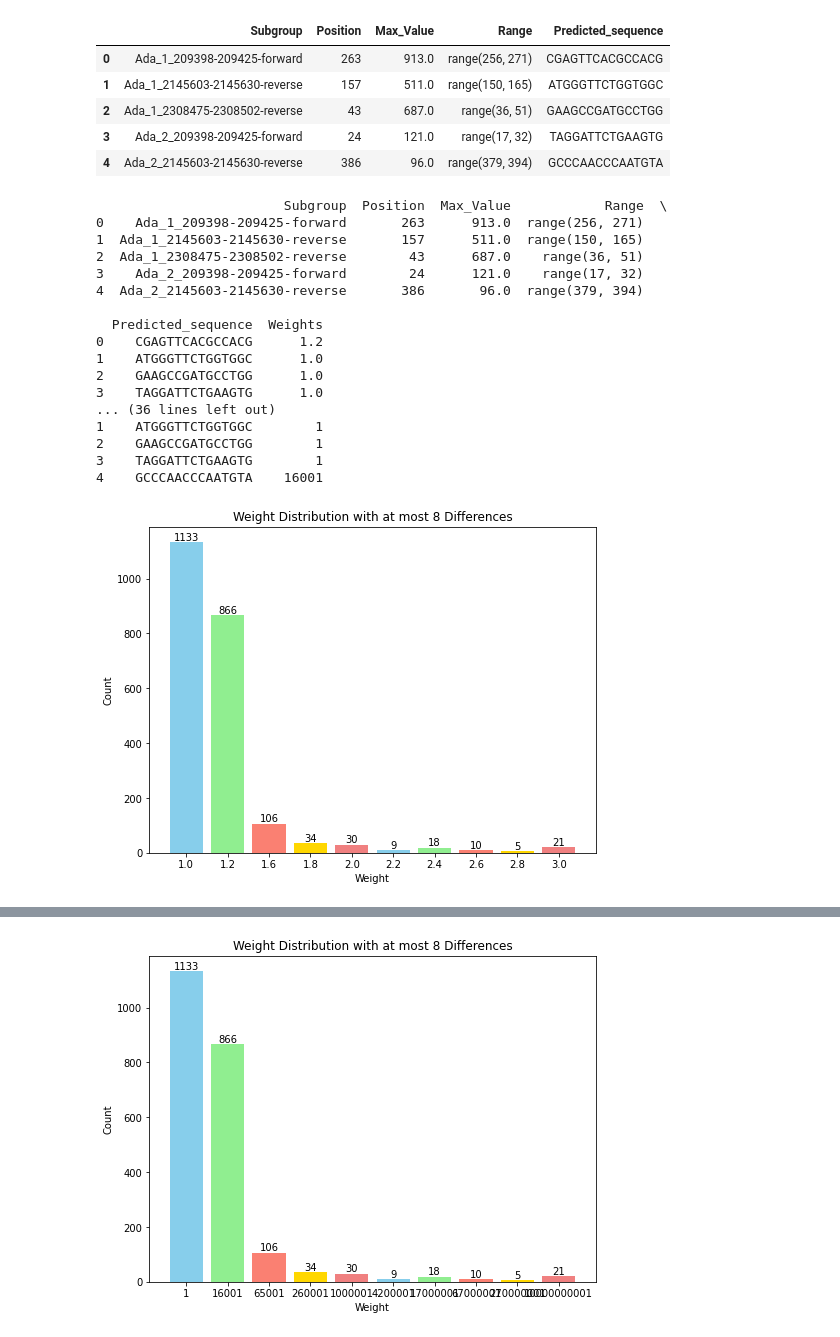
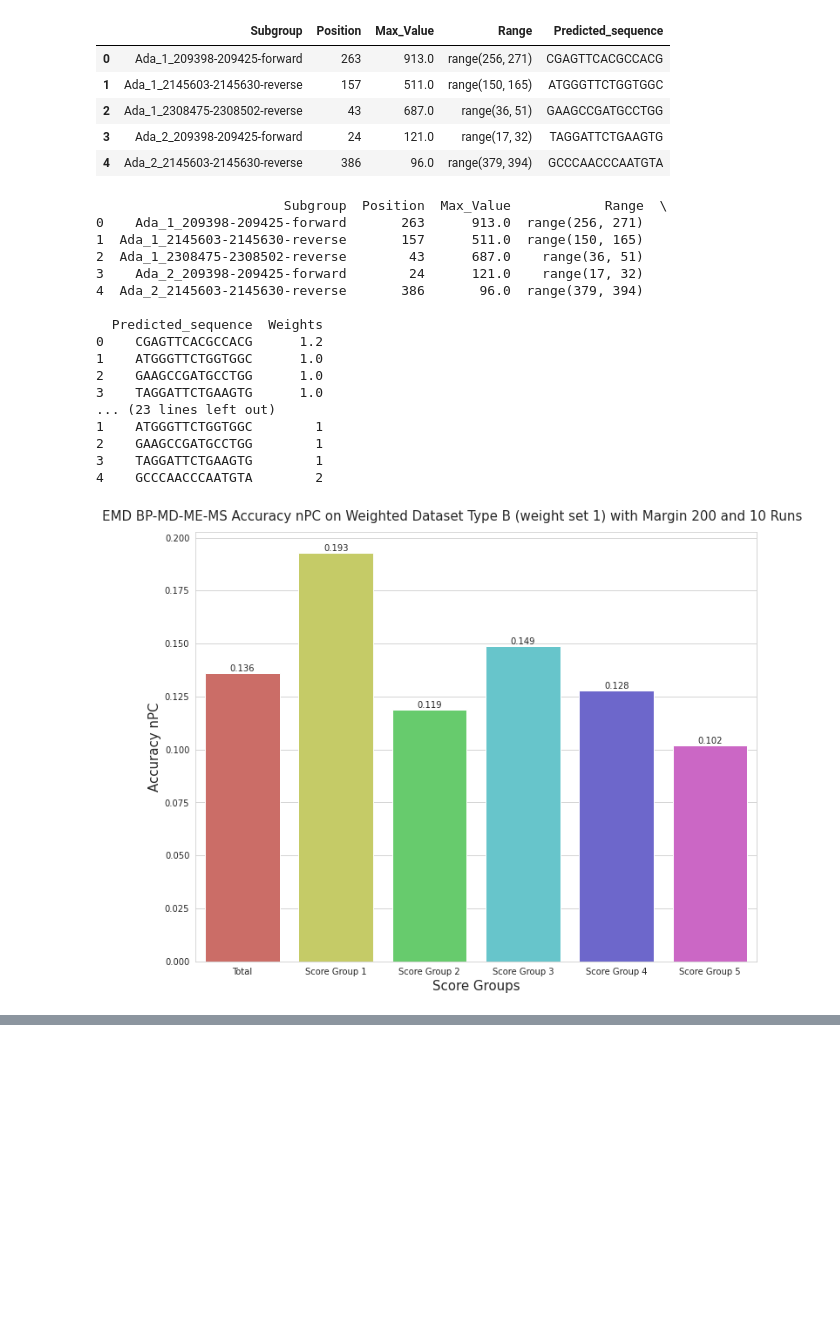
Before and after one commit to SpyrosAlvanakis/Molecular_Algorithms_project, a Jupyter notebook: Run_EMD_Pipeline.ipynb, the cells around one changed output, grey strips where cells are left out. Cells and saved outputs as stored; diff of their text form; code cells hidden in the pictures; blank space fills up the shorter version.

```diff
--- a/Run_EMD_Pipeline.ipynb
+++ b/Run_EMD_Pipeline.ipynb
@@ -525,32 +528,41 @@ weighten_df.head()
 weight_set_1 = {0:2, 1: 1.8, 2: 1.6, 3: 1.4, 4: 1.2, 5: 1, 6: 0.8, 7: 0.6, 8: 0.2}
 weight_set_2 = {0:3, 1: 2.5, 2: 2, 3: 1.5, 4: 1, 5: 0.5, 6: 0.3, 7: 0.2, 8: 0.1}
 weight_set_3 = {0:10, 1: 9, 2: 8, 3: 7, 4: 6, 5: 5, 6: 4, 7: 3, 8: 1}
-weight_set_4 = {0:10*10**9, 1: 27*10**7, 2: 67*10**6, 3: 17*10**6, 4: 42*10**5, 5: 10*10**5, 6: 26*10**4, 7: 65*10**3, 8: 16*10**3}
-weight_sets = [weight_set_1, weight_set_2, weight_set_3, weight_set_4]
+weight_sets = [weight_set_1, weight_set_2, weight_set_3]
 # %%
 for i, weight_set in enumerate(weight_sets):
     weighten_df = add_weights_with_similarity(weighten_df, streme_results, weight_set)
     # print(weighten_df.head())
     weighten_df.Weights.unique()
-    plot_weight_distribution(weighten_df)
+    # plot_weight_distribution(weighten_df)
 
     weighten_df.to_csv(f'CSVs/extraction/positions_with_weight_set_{i+1}.csv')
+
+    weighted_df = pd.read_csv(f'CSVs/extraction/positions_with_weight_set_{i+1}.csv')
+    print(weighten_df.head())
+    dataset_path = os.path.join(os.getcwd(), 'Data/datasetB200')
+    true_motifs_path = os.path.join(os.getcwd(), 'Data/ecoli.motifs')
+
+    pred_and_truth_df = add_ground_truth_columns(weighten_df.copy(), true_motifs_path, dataset_path)
+
+    pred_and_truth_df = add_nucleotide_metrics_columns(pred_and_truth_df.copy())
+    plot_nucleotide_weighted_accuracies(pred_and_truth_df, i+1)
 # %% [output]
                         Subgroup  Position  Max_Value            Range  \
 0    Ada_1_209398-209425-forward       263      913.0  range(256, 271)
 1  Ada_1_2145603-2145630-reverse       157      511.0  range(150, 165)
 2  Ada_1_2308475-2308502-reverse        43      687.0    range(36, 51)
 3    Ada_2_209398-209425-forward        24      121.0    range(17, 32)
 4  Ada_2_2145603-2145630-reverse       386       96.0  range(379, 394)
 
   Predicted_sequence  Weights
 0    CGAGTTCACGCCACG      1.2
 1    ATGGGTTCTGGTGGC      1.0
 2    GAAGCCGATGCCTGG      1.0
 3    TAGGATTCTGAAGTG      1.0
-... (36 lines left out)
+... (23 lines left out)
 1    ATGGGTTCTGGTGGC        1
 2    GAAGCCGATGCCTGG        1
 3    TAGGATTCTGAAGTG        1
-4    GCCCAACCCAATGTA    16001
+4    GCCCAACCCAATGTA        2
-[figure, old version]
+[figure, new version]
@@ -559 +570,0 @@ for i, weight_set in enumerate(weight_sets):
-[figure, removed]
```
Also changed, not shown: parts of 2 cells of this notebook, 1 other file.
